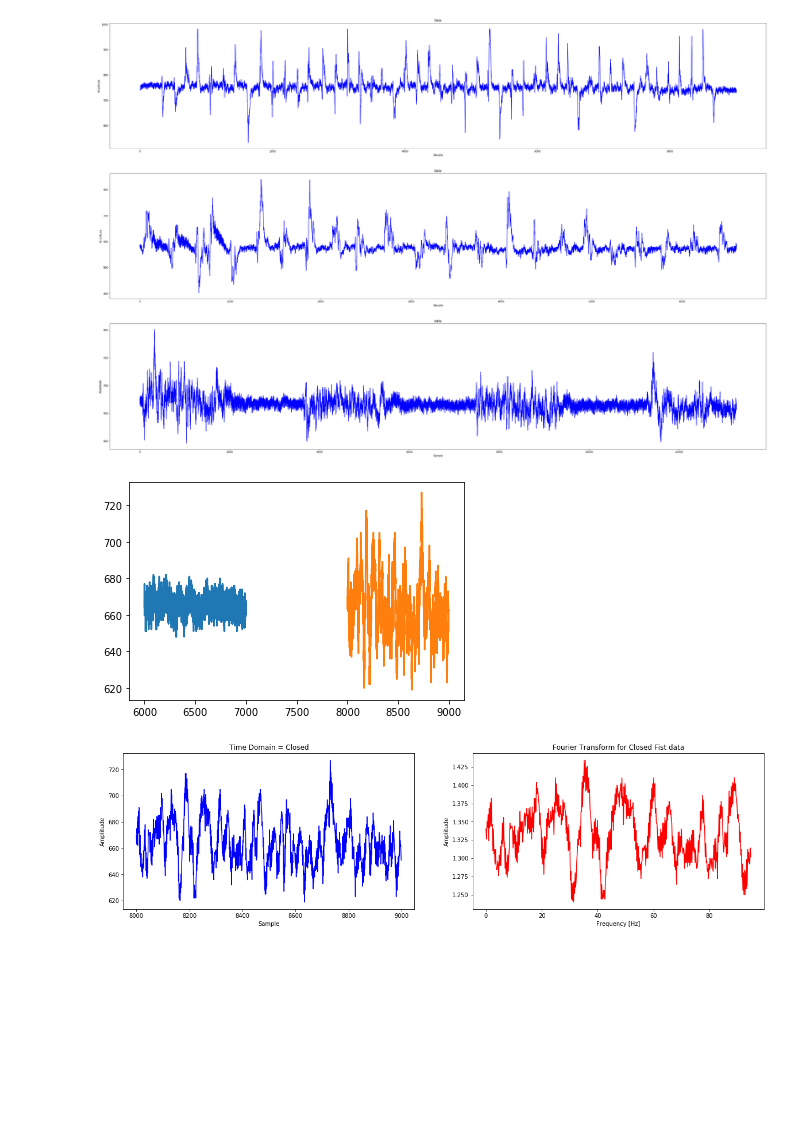
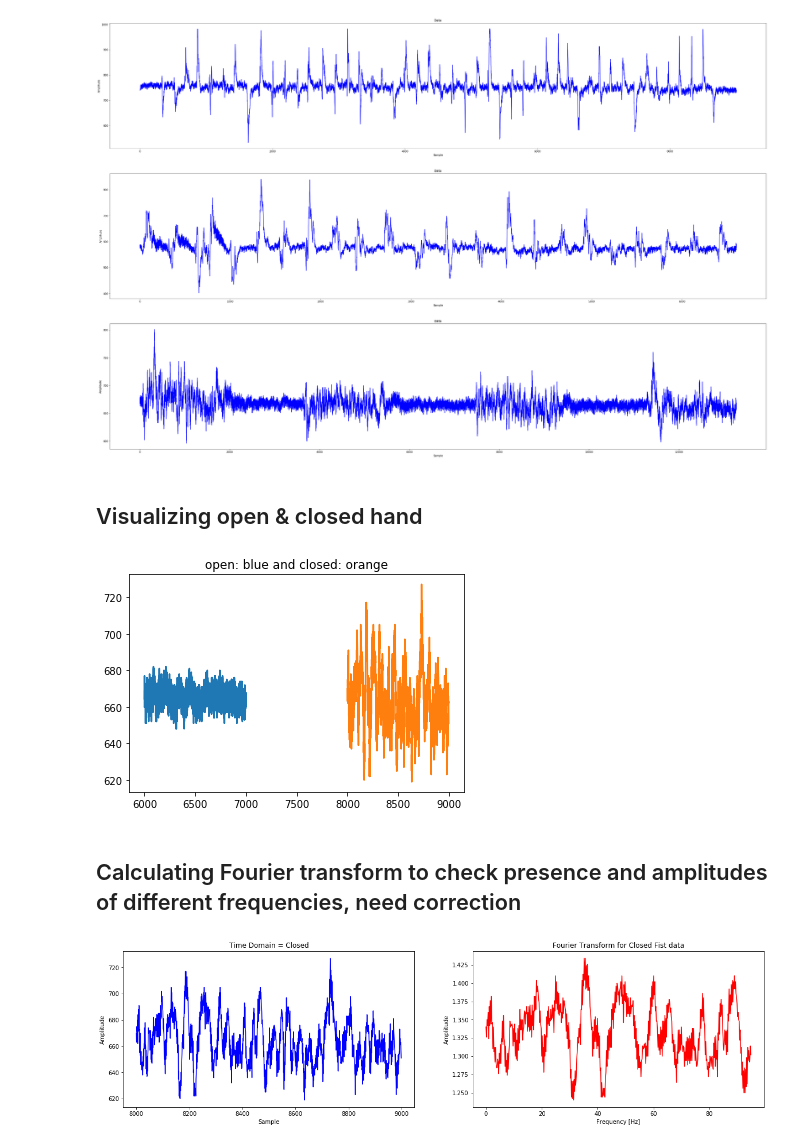
Before and after one commit to redgene/EMG_SignalAnalysis, a Jupyter notebook: EMG_SignalAnalysis_Python.ipynb, the cells around one changed output. Saved outputs shown, nothing was run; the diff lists cells and outputs as text; code cells hidden in the pictures; blank space fills up the shorter version.

```diff
--- a/EMG_SignalAnalysis_Python.ipynb
+++ b/EMG_SignalAnalysis_Python.ipynb
@@ -416,24 +445,28 @@ plt.ylabel('Amplitude')
 fig.set_size_inches(w=45,h=30)
 # %% [output]
 [figure]
+# %% [markdown]
+## Visualizing open & closed hand
 # %%
 # Take FFT of two parts of 3rd signal (open palm and closed fist):
 # 13280 samples in ~70 seconds (~190 Hz)
 
 t_n = 5.27 # Time for these 1000 samples
 N = 1000   # number of samples
 T = t_n / N
 f_s = 1/T
 
 var_open   =  var_sec10[6000:7000]
 var_closed =  var_sec10[8000:9000]
 plt.plot(var_open)
 plt.plot(var_closed)
-
+plt.title('open: blue and closed: orange')
 fval_var_open, fft_var_f_open   = get_fft_values(var_open, T, N, f_s) # FFT
 fval_var_close, fft_var_f_close = get_fft_values(var_closed, T, N, f_s) # FFT
 # %% [output]
-[figure, old version]
+[figure, new version]
+# %% [markdown]
+## Calculating Fourier transform to check presence and amplitudes of different frequencies, need correction
 # %%
 fig = plt.figure()
 
```
Also changed, not shown: parts of 30 cells of this notebook.
